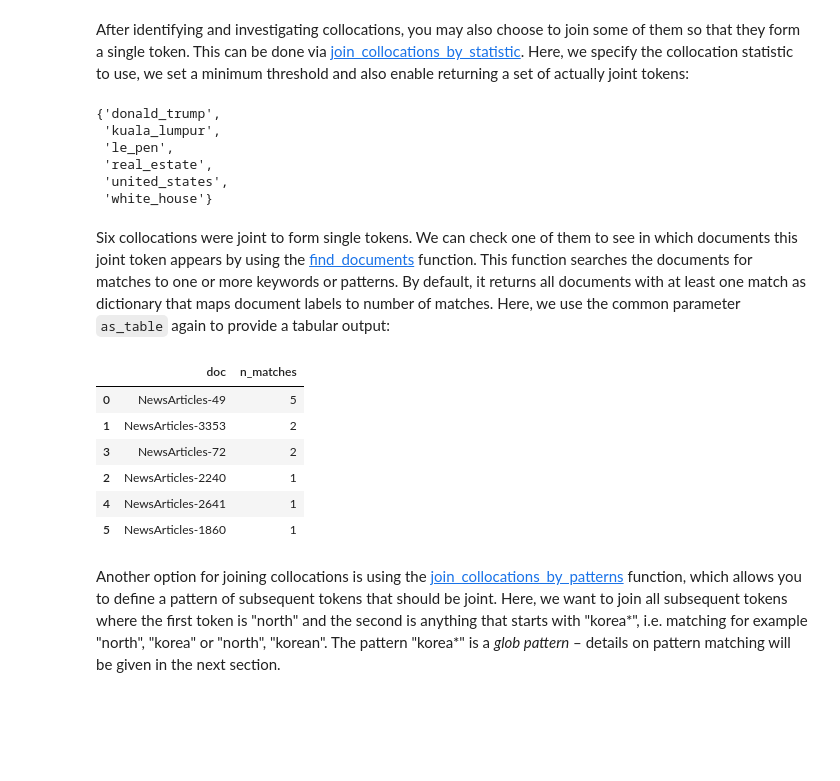
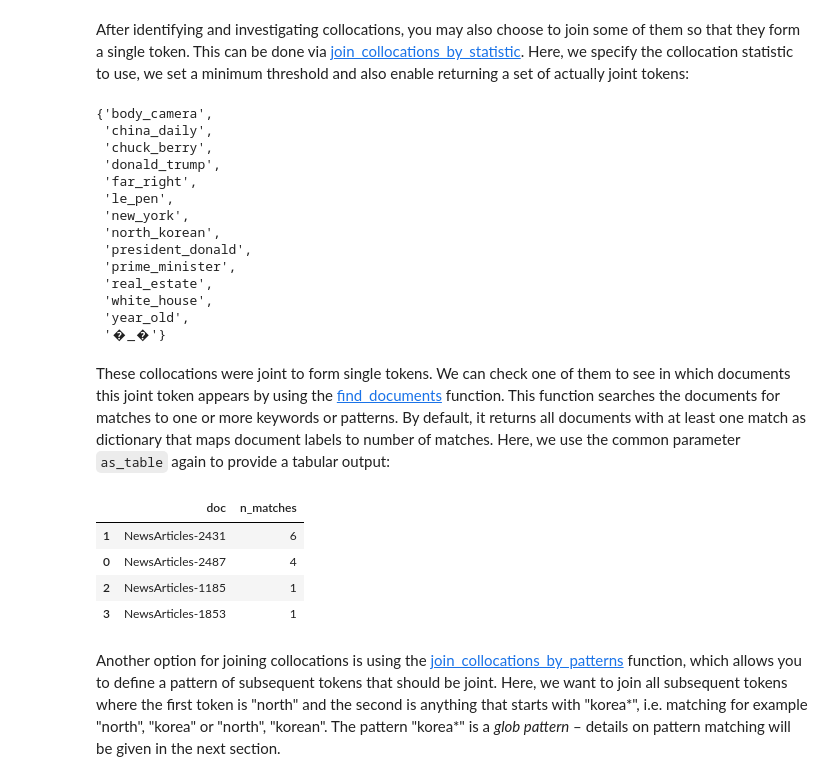
Before and after one commit to internaut/tmtoolkit, a Jupyter notebook: doc/source/preprocessing.ipynb, the cells around one changed output. Saved outputs shown, nothing was run; the diff lists cells and outputs as text; code cells hidden in the pictures; blank space fills up the shorter version.

```diff
--- a/doc/source/preprocessing.ipynb
+++ b/doc/source/preprocessing.ipynb
@@ -921,28 +923,35 @@ After identifying and investigating collocations, you may also choose to join so
 # %%
 from tmtoolkit.corpus import join_collocations_by_statistic
 
-join_collocations_by_statistic(corpus_norm, statistic=pmi3, threshold=-8.25, return_joint_tokens=True)
+join_collocations_by_statistic(corpus_norm, statistic=pmi3, min_count=5,
+                               threshold=-5, return_joint_tokens=True)
 # %% [output]
-{'donald_trump',
- 'kuala_lumpur',
+{'body_camera',
+ 'china_daily',
+ 'chuck_berry',
+ 'donald_trump',
+ 'far_right',
  'le_pen',
+ 'new_york',
+ 'north_korean',
+ 'president_donald',
+ 'prime_minister',
  'real_estate',
- 'united_states',
- 'white_house'}
+ 'white_house',
+ 'year_old',
+ '�_�'}
 # %% [markdown]
-Six collocations were joint to form single tokens. We can check one of them to see in which documents this joint token appears by using the [find_documents](api.rst#tmtoolkit.corpus.find_documents) function. This function searches the documents for matches to one or more keywords or patterns. By default, it returns all documents with at least one match as dictionary that maps document labels to number of matches. Here, we use the common parameter `as_table` again to provide a tabular output:
+These collocations were joint to form single tokens. We can check one of them to see in which documents this joint token appears by using the [find_documents](api.rst#tmtoolkit.corpus.find_documents) function. This function searches the documents for matches to one or more keywords or patterns. By default, it returns all documents with at least one match as dictionary that maps document labels to number of matches. Here, we use the common parameter `as_table` again to provide a tabular output:
 # %%
 from tmtoolkit.corpus import find_documents
 
-find_documents(corpus_norm, 'united_states', as_table='-n_matches')
+find_documents(corpus_norm, 'far_right', as_table='-n_matches')
 # %% [output]
 |  | doc | n_matches |
-| 0 | NewsArticles-49 | 5 |
-| 1 | NewsArticles-3353 | 2 |
-| 3 | NewsArticles-72 | 2 |
-| 2 | NewsArticles-2240 | 1 |
-| 4 | NewsArticles-2641 | 1 |
-| 5 | NewsArticles-1860 | 1 |
+| 1 | NewsArticles-2431 | 6 |
+| 0 | NewsArticles-2487 | 4 |
+| 2 | NewsArticles-1185 | 1 |
+| 3 | NewsArticles-1853 | 1 |
 # %% [markdown]
 Another option for joining collocations is using the [join_collocations_by_patterns](api.rst#tmtoolkit.corpus.join_collocations_by_patterns) function, which allows you to define a pattern of subsequent tokens that should be joint. Here, we want to join all subsequent tokens where the first token is "north" and the second is anything that starts with "korea*", i.e. matching for example "north", "korea" or "north", "korean". The pattern "korea*" is a *glob pattern* – details on pattern matching will be given in the next section.
 # %%
```
Also changed, not shown: parts of 37 cells of this notebook, 13 other files.
